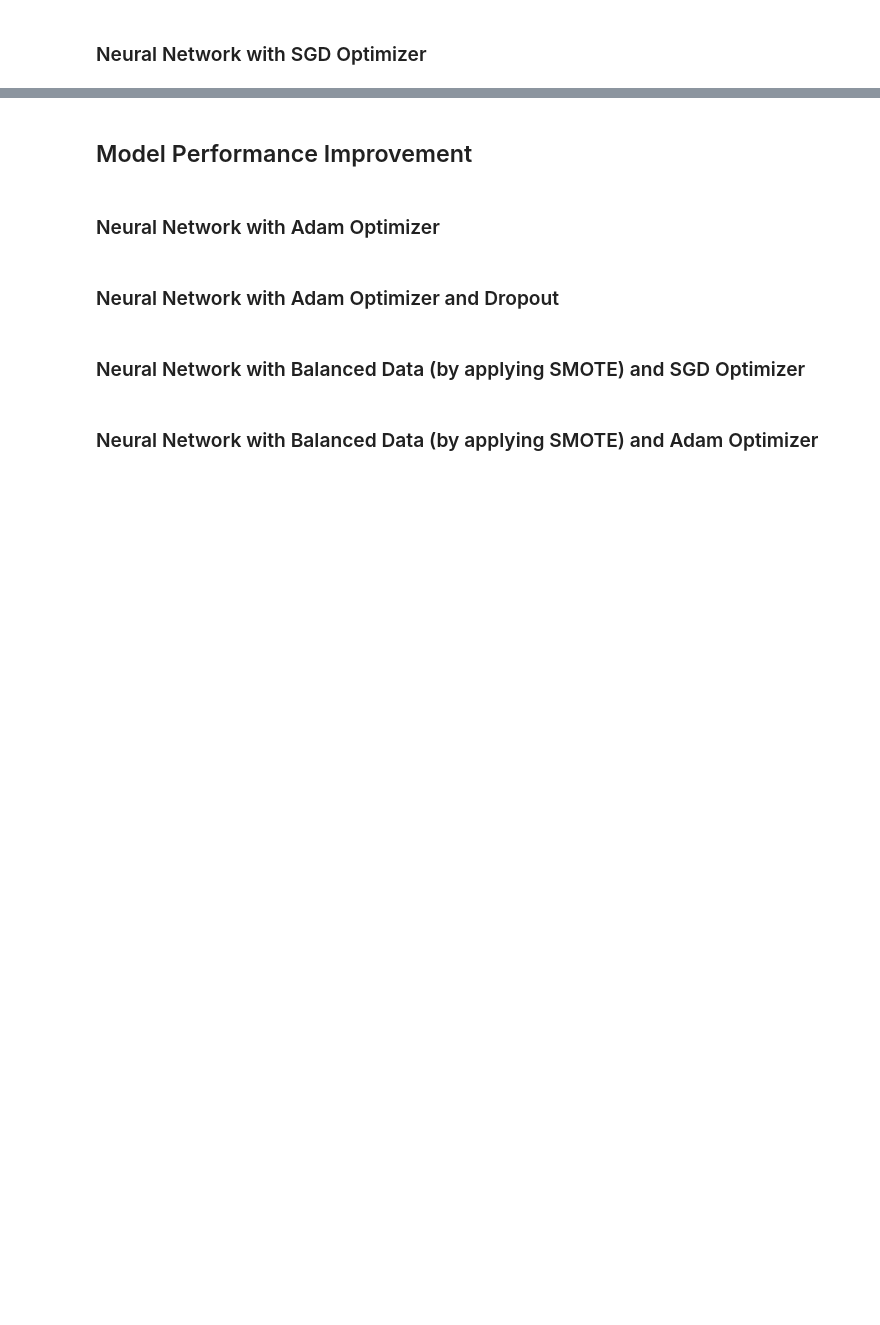
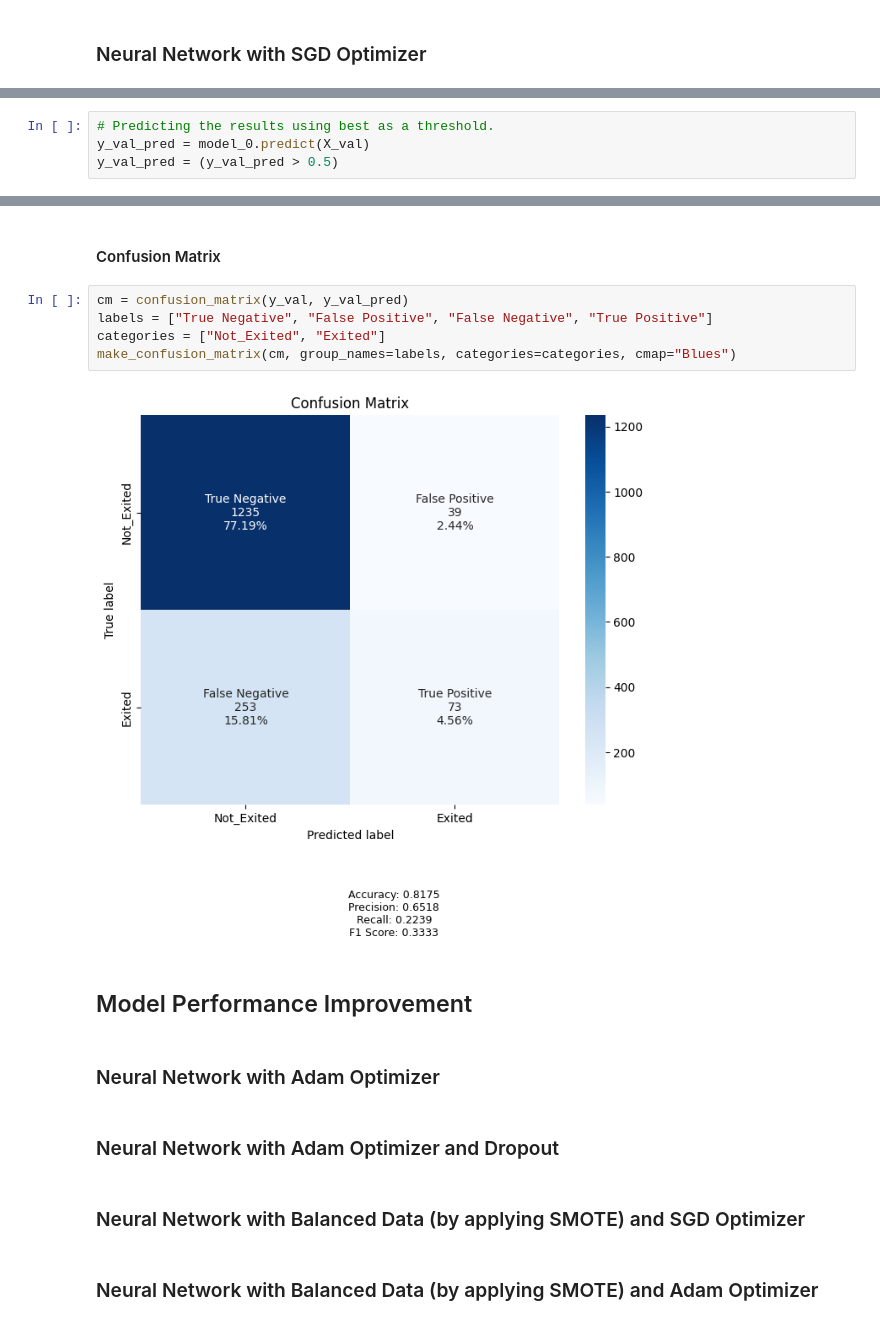
Before and after one commit to barkz/Bank-Churn-Prediction, a Jupyter notebook: RobBarker_NN_BankChurn_FC.ipynb, the cells around one changed output, grey strips where cells are left out. Cells and saved outputs as stored; diff of their text form; blank space fills up the shorter version.

```diff
--- a/RobBarker_NN_BankChurn_FC.ipynb
+++ b/RobBarker_NN_BankChurn_FC.ipynb
@@ -981,0 +1110,4 @@ Write down the logic for choosing the metric that would be the best metric for t
+# %%
+# Predicting the results using best as a threshold.
+y_val_pred = model_0.predict(X_val)
+y_val_pred = (y_val_pred > 0.5)
@@ -982,3 +1148,12 @@ Write down the logic for choosing the metric that would be the best metric for t
+# %% [markdown]
+#### Confusion Matrix
+# %%
+cm = confusion_matrix(y_val, y_val_pred)
+labels = ["True Negative", "False Positive", "False Negative", "True Positive"]
+categories = ["Not_Exited", "Exited"]
+make_confusion_matrix(cm, group_names=labels, categories=categories, cmap="Blues")
+# %% [output]
+[figure, added]
 # %% [markdown]
 ## Model Performance Improvement
 # %% [markdown]
```
Also changed, not shown: parts of 20 cells of this notebook.
